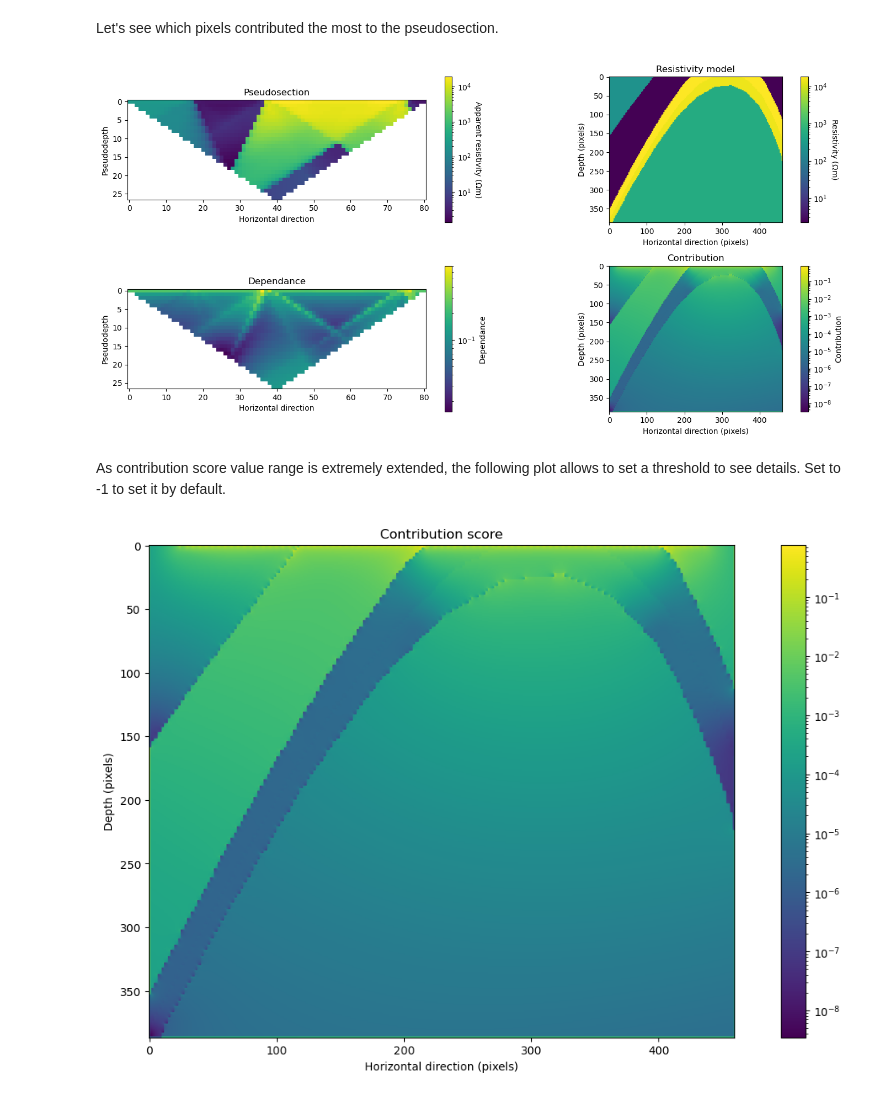
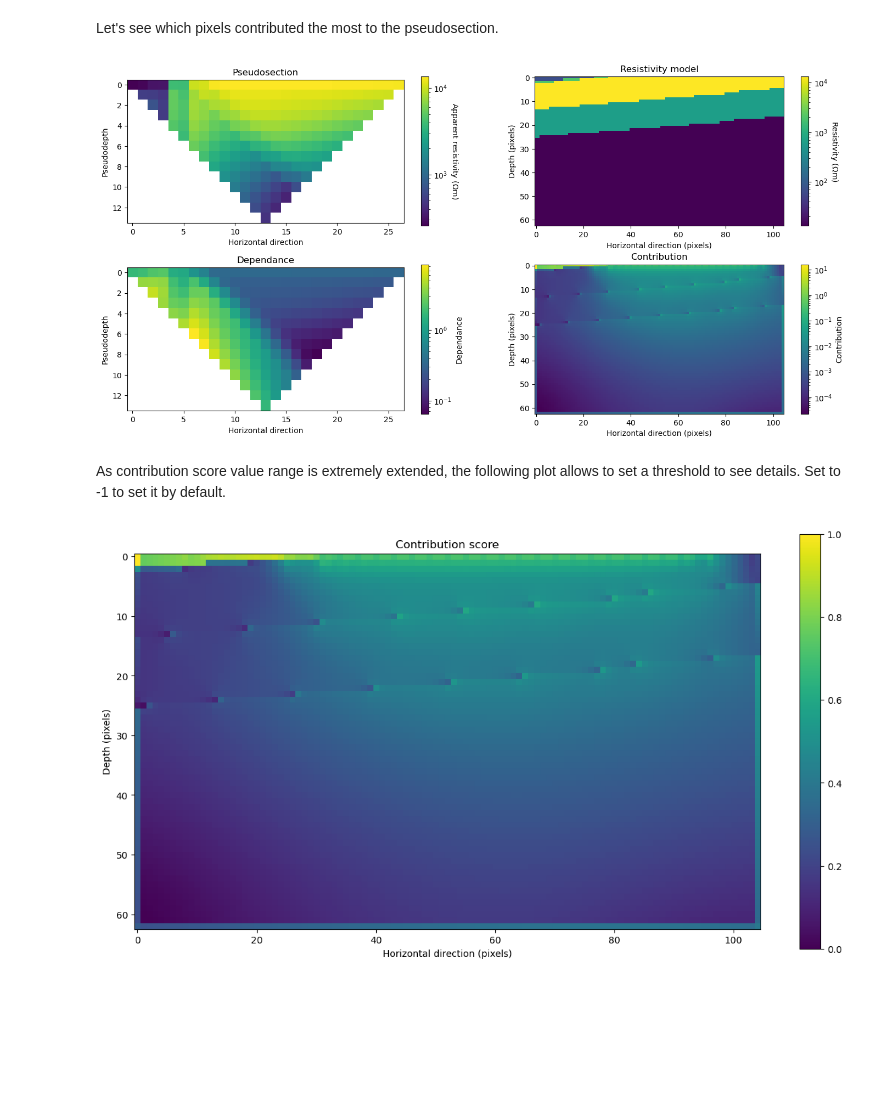
Before and after one commit to Jojobarbarr/invERT, a Jupyter notebook: invERT/data/assign_resistivity_simPEG_meshed.ipynb, the cells around one changed output. Saved outputs shown, nothing was run; the diff lists cells and outputs as text; code cells hidden in the pictures; blank space fills up the shorter version.

```diff
--- a/invERT/data/assign_resistivity_simPEG_meshed.ipynb
+++ b/invERT/data/assign_resistivity_simPEG_meshed.ipynb
@@ -281,11 +281,11 @@ vertical_fraction: float = rd.uniform(0.5, 1.0) # 50% to 100% of the vertical se
 # %% [markdown]
 Number of pixels between each electrodes (= number of cells in the mesh between each electrodes), the more the better, but the heavier the compute. 3 is a nice minimum, hit 4, 5 to be sure to have nice results, but memory and time might get you back to 3.
 # %%
-inter_electrode_num_pixels: int = 5
+inter_electrode_num_pixels: int = 3
 # %% [markdown]
 Lateral padding is also very important to have nice and precise result, we saw that 4-5 times the interelectrode space is a nice minimum, but again, time and memory make 3 a good candidate. Prefer a nice 3 for inter electrode spacing and 3 here than 2 and 4 or 4 and 2.
 # %%
-lateral_padding: int = 5
+lateral_padding: int = 3
 lateral_padding: int = inter_electrode_num_pixels * lateral_padding
 # %% [markdown]
 So let's see the summary:
@@ -681,26 +681,36 @@ cbar3.set_label("Contribution")
 plt.tight_layout()
 plt.show()
 # %% [output]
-[figure, old version]
+[figure, new version]
 # %% [markdown]
 As contribution score value range is extremely extended, the following plot allows to set a threshold to see details. Set to -1 to set it by default.
 # %%
+L2_contribution = np.sum(np.square(sensitivity_matrix), axis=0)
+
+# Some reshaping to visualize
+L2_contribution = np.flipud(L2_contribution.reshape(resistivity_model.shape))
+
+
+L2_contribution = np.log(L2_contribution)
+L2_contribution = (L2_contribution - np.min(L2_contribution)) / (np.max(L2_contribution) - np.min(L2_contribution))
+
+
 min_threshold = -1
 max_threshold = -1
 
 if min_threshold < 0:
     min_threshold = np.min(L2_contribution)
 if max_threshold < 0:
     max_threshold = np.max(L2_contribution)
 
-norm = LogNorm(vmin=min_threshold, vmax=max_threshold)
+norm = Normalize(vmin=min_threshold, vmax=max_threshold)
 plt.figure(figsize=(15, 8))
 plt.imshow(L2_contribution, cmap="viridis", norm=norm)
 plt.title("Contribution score")
 plt.colorbar()
 plt.xlabel("Horizontal direction (pixels)")
 plt.ylabel("Depth (pixels)")
 plt.show()
 # %% [output]
-[figure, old version]
+[figure, new version]
 # %%
```
Also changed, not shown: parts of 20 cells of this notebook, 20 other files.
